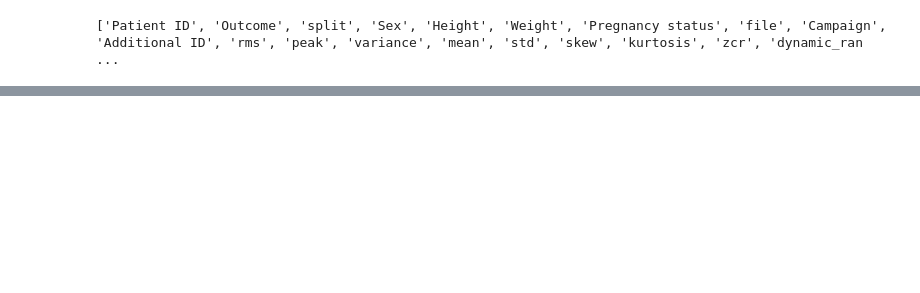
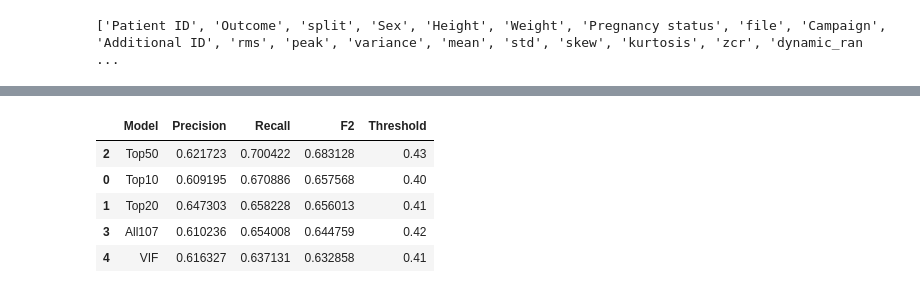
Before and after one commit to Malekos74/CaCOM-HeartWISE, a Jupyter notebook: src/models/deep_learning/mlp.ipynb, the cells around one changed output, grey strips where cells are left out. Saved outputs shown, nothing was run; the diff lists cells and outputs as text; code cells hidden in the pictures; blank space fills up the shorter version.

```diff
--- a/src/models/deep_learning/mlp.ipynb
+++ b/src/models/deep_learning/mlp.ipynb
@@ -341 +570,42 @@ F2 Score  : 0.826
+# %%
+# Metrics
+
+summary = []
+
+for name, result in results.items():
+
+    summary.append({
+
+        "Model": name,
+
+        "Precision":
+            result["metrics"]["precision"],
+
+        "Recall":
+            result["metrics"]["recall"],
+
+        "F2":
+            result["metrics"]["f2"],
+
+        "Threshold":
+            result["metrics"]["threshold"]
+    })
+
+summary_df = pd.DataFrame(
+    summary
+)
+
+display(
+    summary_df.sort_values(
+        "F2",
+        ascending=False
+    )
+)
+# %% [output]
+|  | Model | Precision | Recall | F2 | Threshold |
+| 2 | Top50 | 0.621723 | 0.700422 | 0.683128 | 0.43 |
+| 0 | Top10 | 0.609195 | 0.670886 | 0.657568 | 0.40 |
+| 1 | Top20 | 0.647303 | 0.658228 | 0.656013 | 0.41 |
+| 3 | All107 | 0.610236 | 0.654008 | 0.644759 | 0.42 |
+| 4 | VIF | 0.616327 | 0.637131 | 0.632858 | 0.41 |
 # %%
```
Also changed, not shown: parts of 19 cells of this notebook.
